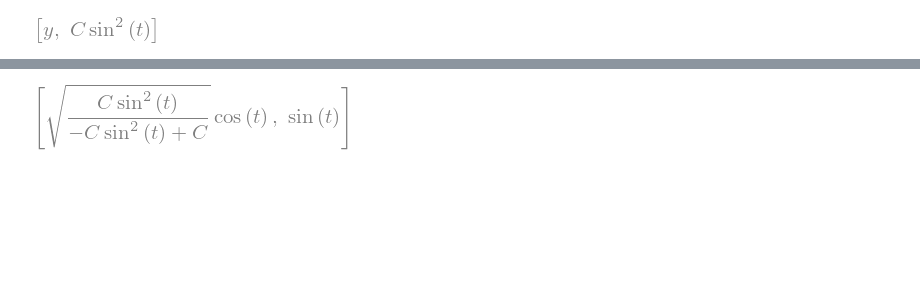
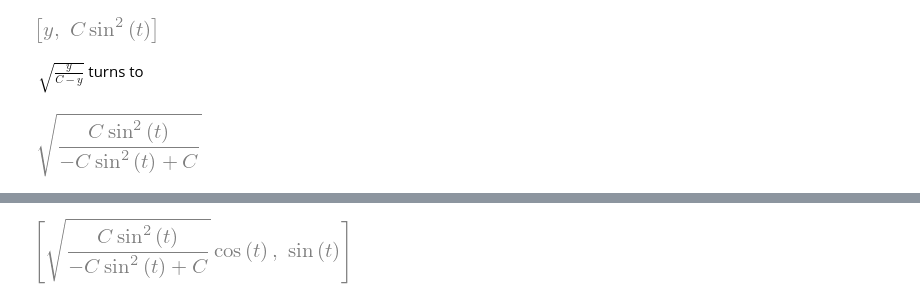
Before and after one commit to cnkndmr/brachistochrone-problem, a Jupyter notebook: shortest_path.ipynb, the cells around one changed output, grey strips where cells are left out. Drawn from its saved outputs; the diff is of its cells as text; code cells hidden in the pictures; blank space fills up the shorter version.

```diff
--- a/shortest_path.ipynb
+++ b/shortest_path.ipynb
@@ -82,3 +105,9 @@ subs_par1 = [y,
 subs_par1
 # %% [output]
 [figure]
+# %% [markdown]
+$\sqrt{\frac{y}{C - y}}$ turns to
+# %%
+eq5.subs(subs_par1[0], subs_par1[1])
+# %% [output]
+[figure, added]
```
Also changed, not shown: parts of 28 cells of this notebook.
